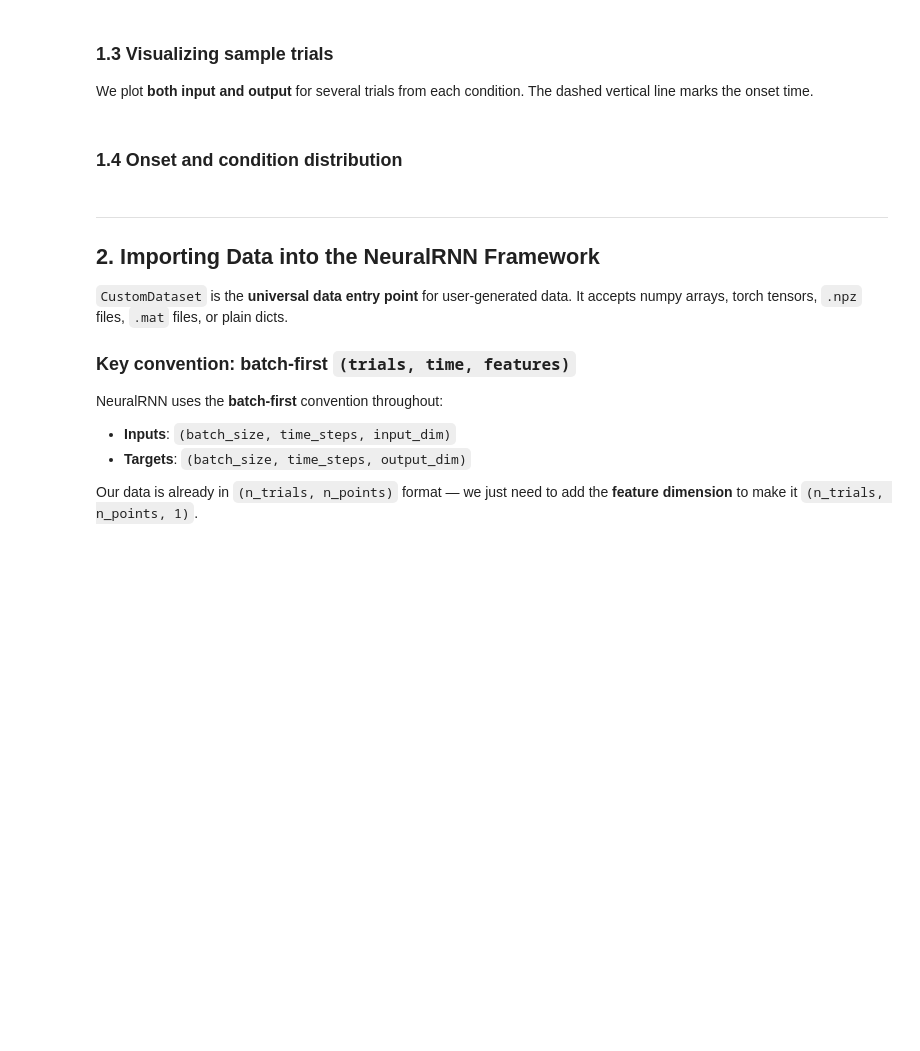
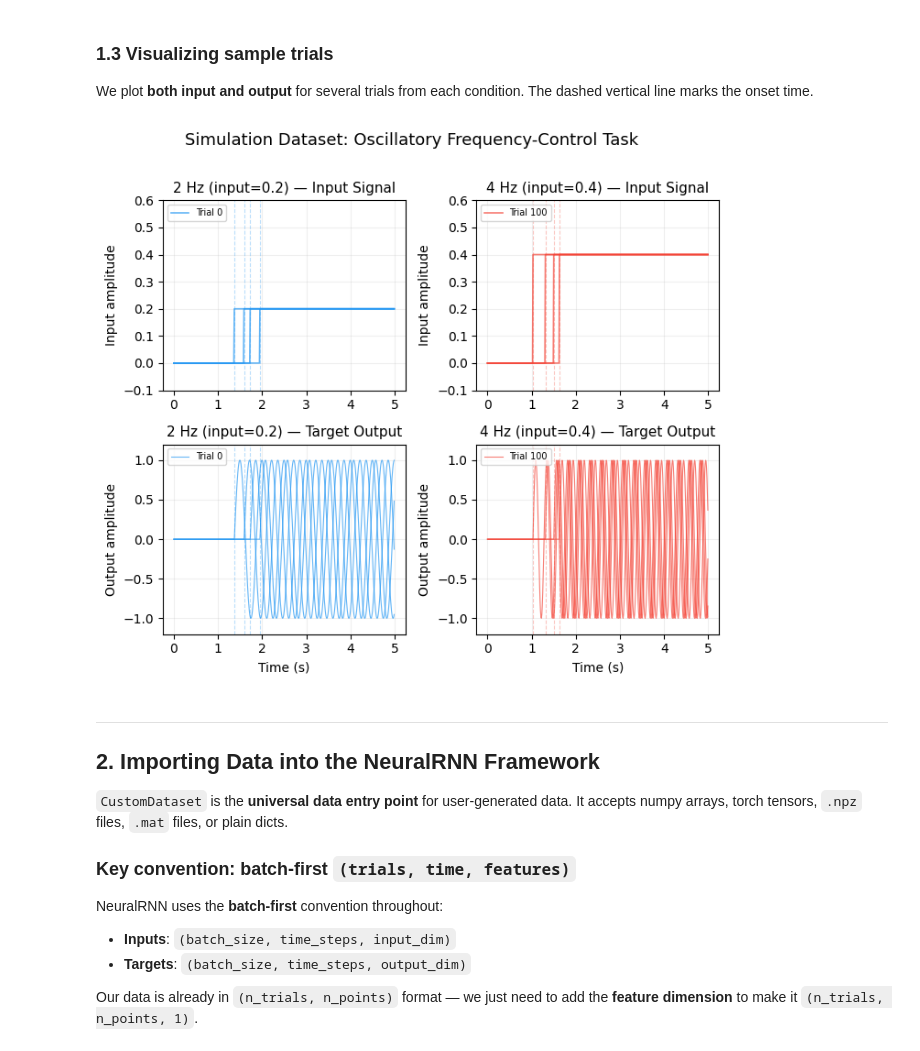
Before and after one commit to ChenHH730/NeuralRNN, a Jupyter notebook: notebook/03_custom_pipeline.ipynb, the cells around one changed output. Cells and saved outputs as stored; diff of their text form; code cells hidden in the pictures; blank space fills up the shorter version.

Commit message:
v0.3.5: refine notebook

```diff
--- a/notebook/03_custom_pipeline.ipynb
+++ b/notebook/03_custom_pipeline.ipynb
@@ -40,6 +40,7 @@ from matplotlib import animation
 from matplotlib.lines import Line2D
 from IPython.display import HTML
 import os
+from pathlib import Path
 
 from neuralrnn import (
     AutoConfig, AutoModel,
@@ -62,3 +63,9 @@ np.random.seed(42)
 
 device = "cuda" if torch.cuda.is_available() else "cpu"
 print(f"Using device: {device}")
+
+# Trained checkpoints and generated figures live next to this notebook
+MODEL_DIR = Path("./models/03")
+FIG_DIR = Path("./figs/03")
+MODEL_DIR.mkdir(parents=True, exist_ok=True)
+FIG_DIR.mkdir(parents=True, exist_ok=True)
@@ -183,7 +203,7 @@ n_show_per_cond = 4
 cond_colors = ['#2196F3', '#F44336']  # blue = 2 Hz, red = 4 Hz
 cond_names = ['2 Hz (input=0.2)', '4 Hz (input=0.4)']
 
-fig, axes = plt.subplots(2, 2, figsize=(16, 10))
+fig, axes = plt.subplots(2, 2, figsize=(7, 6))
 
 for cond_idx in [0, 1]:
     trial_indices = np.where(conditions_all == cond_idx)[0][:n_show_per_cond]
@@ -196,32 +216,33 @@ for cond_idx in [0, 1]:
         # Top row: Input
         ax = axes[0, cond_idx]
         ax.plot(t, inputs_all[trial_idx], color=color, alpha=0.7, lw=1.2,
                 label=f'Trial {trial_idx}' if i == 0 else None)
         ax.axvline(x=onset_s, color=color, linestyle='--', alpha=0.3, lw=0.8)
 
         # Bottom row: Output
         ax = axes[1, cond_idx]
         ax.plot(t, outputs_all[trial_idx], color=color, alpha=0.7, lw=0.8,
                 label=f'Trial {trial_idx}' if i == 0 else None)
         ax.axvline(x=onset_s, color=color, linestyle='--', alpha=0.3, lw=0.8)
 
 for col, cond_name in enumerate(cond_names):
     axes[0, col].set_title(f'{cond_name} — Input Signal', fontsize=11)
     axes[0, col].set_ylabel('Input amplitude')
     axes[0, col].set_ylim(-0.1, 0.6)
     axes[0, col].legend(fontsize=7, loc='upper left')
     axes[0, col].grid(True, alpha=0.2)
 
     axes[1, col].set_title(f'{cond_name} — Target Output', fontsize=11)
     axes[1, col].set_ylabel('Output amplitude')
     axes[1, col].set_xlabel('Time (s)')
     axes[1, col].set_ylim(-1.2, 1.2)
     axes[1, col].legend(fontsize=7, loc='upper left')
     axes[1, col].grid(True, alpha=0.2)
 
 fig.suptitle('Simulation Dataset: Oscillatory Frequency-Control Task',
              fontsize=13, y=1.01)
 plt.tight_layout()
+plt.savefig(FIG_DIR / "dataset_sample_trials.png", dpi=150)
 plt.show()
+# %% [output]
+[figure, added]
-# %% [markdown]
-### 1.4 Onset and condition distribution
```
Also changed, not shown: parts of 30 cells of this notebook, 26 other files.
